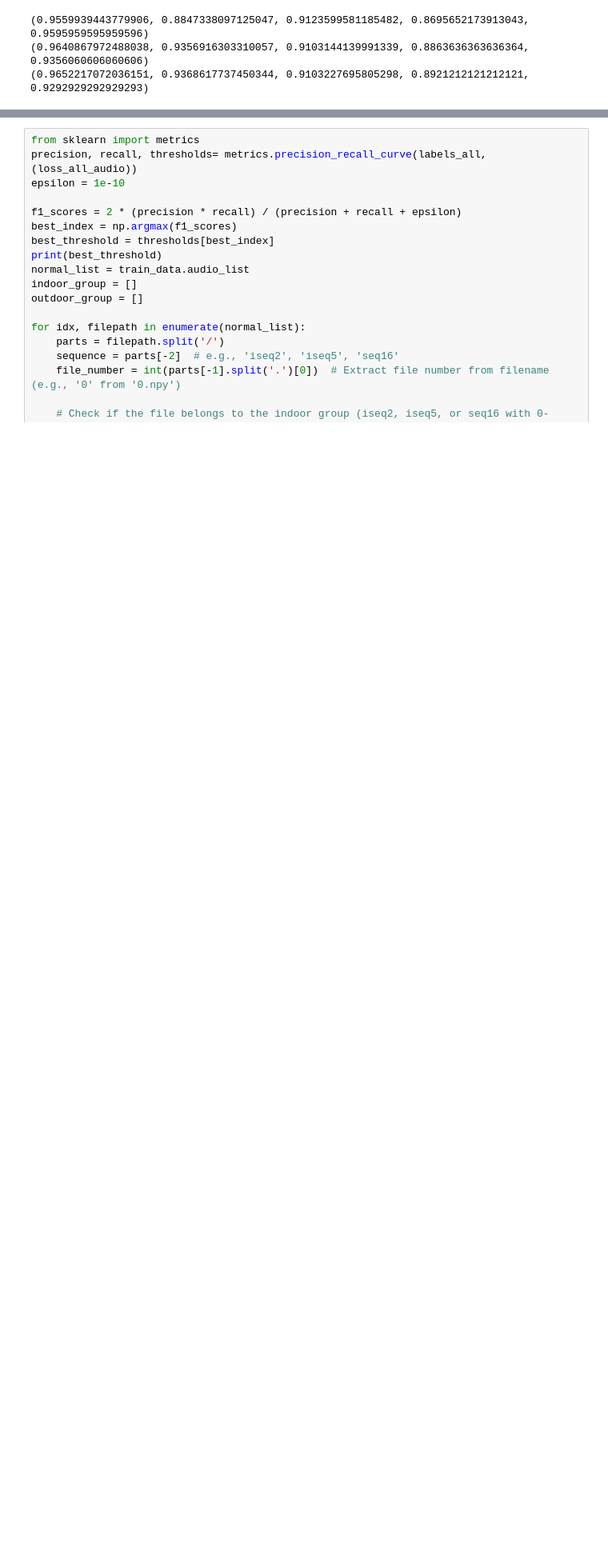
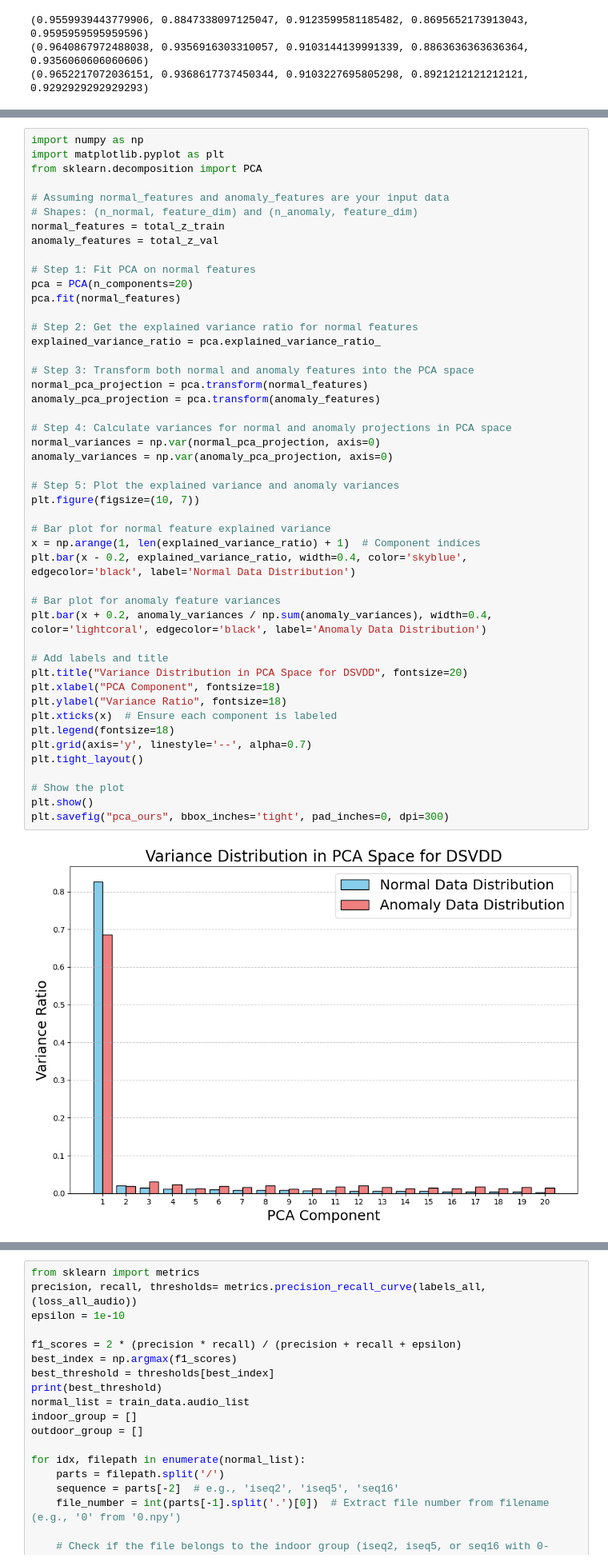
Before and after one commit to jamesyang7/M-SVDD, a Jupyter notebook: test-new.ipynb, the cells around one changed output, grey strips where cells are left out. Shown at 80% size. Cells and saved outputs as stored; diff of their text form; blank space fills up the shorter version.

```diff
--- a/test-new.ipynb
+++ b/test-new.ipynb
@@ -451,0 +457,49 @@ np.save("/home/iot/collision_detect/svdd/ploting/dsvdd_r",eval_metrics_svdd[-1])
+# %%
+import numpy as np
+import matplotlib.pyplot as plt
+from sklearn.decomposition import PCA
+
+# Assuming normal_features and anomaly_features are your input data
+# Shapes: (n_normal, feature_dim) and (n_anomaly, feature_dim)
+normal_features = total_z_train
+anomaly_features = total_z_val
+
+# Step 1: Fit PCA on normal features
+pca = PCA(n_components=20)
+pca.fit(normal_features)
+
+# Step 2: Get the explained variance ratio for normal features
+explained_variance_ratio = pca.explained_variance_ratio_
+
+# Step 3: Transform both normal and anomaly features into the PCA space
+normal_pca_projection = pca.transform(normal_features)
+anomaly_pca_projection = pca.transform(anomaly_features)
+
+# Step 4: Calculate variances for normal and anomaly projections in PCA space
+normal_variances = np.var(normal_pca_projection, axis=0)
+anomaly_variances = np.var(anomaly_pca_projection, axis=0)
+
+# Step 5: Plot the explained variance and anomaly variances
+plt.figure(figsize=(10, 7))
+
+# Bar plot for normal feature explained variance
+x = np.arange(1, len(explained_variance_ratio) + 1)  # Component indices
+plt.bar(x - 0.2, explained_variance_ratio, width=0.4, color='skyblue', edgecolor='black', label='Normal Data Distribution')
+
+# Bar plot for anomaly feature variances
+plt.bar(x + 0.2, anomaly_variances / np.sum(anomaly_variances), width=0.4, color='lightcoral', edgecolor='black', label='Anomaly Data Distribution')
+
+# Add labels and title
+plt.title("Variance Distribution in PCA Space for DSVDD", fontsize=20)
+plt.xlabel("PCA Component", fontsize=18)
+plt.ylabel("Variance Ratio", fontsize=18)
+plt.xticks(x)  # Ensure each component is labeled
+plt.legend(fontsize=18)
+plt.grid(axis='y', linestyle='--', alpha=0.7)
+plt.tight_layout()
+
+# Show the plot
+plt.show()
+plt.savefig("pca_ours", bbox_inches='tight', pad_inches=0, dpi=300)
+# %% [output]
+[figure, added]
```
Also changed, not shown: parts of 4 cells of this notebook, 4 other files.
